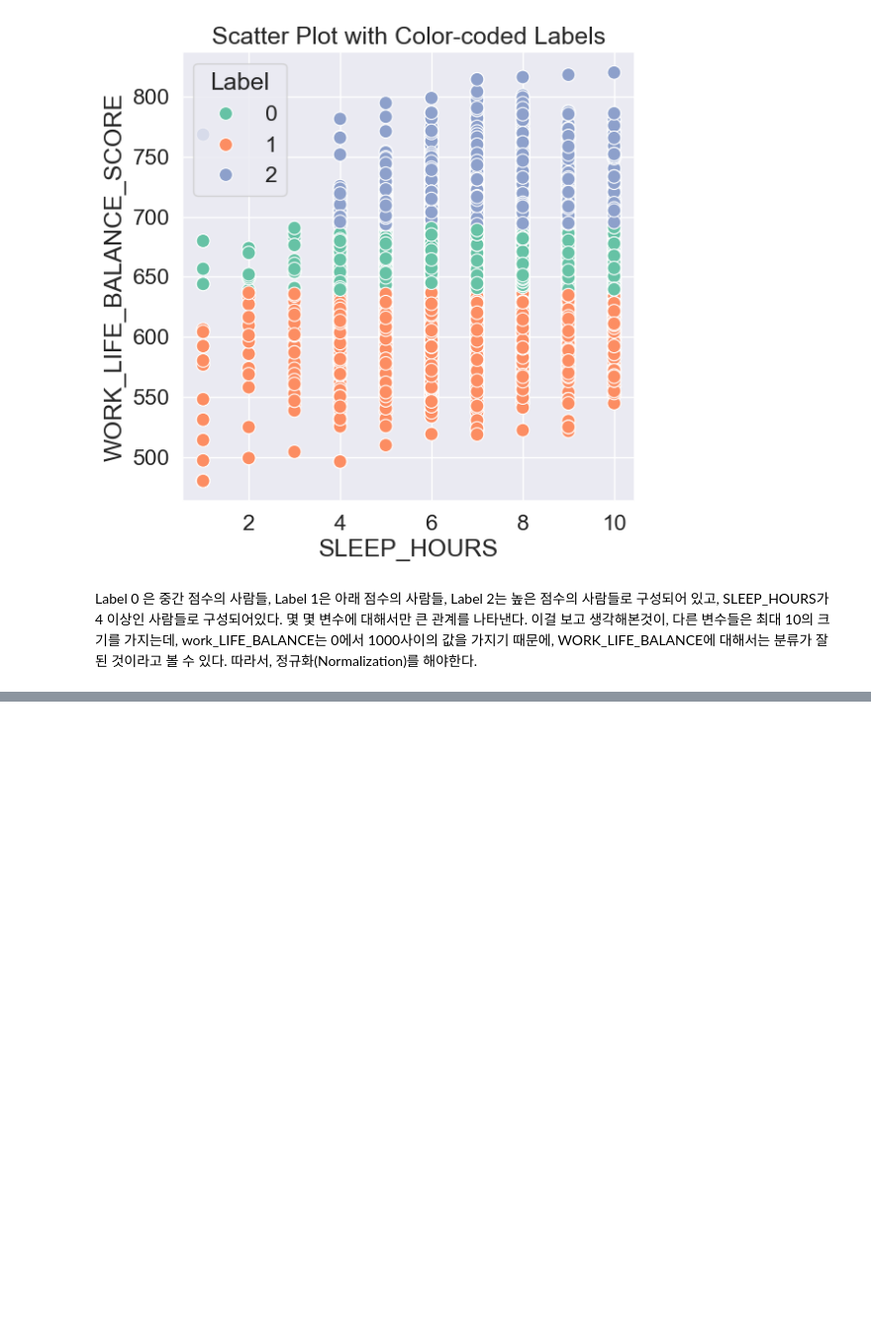
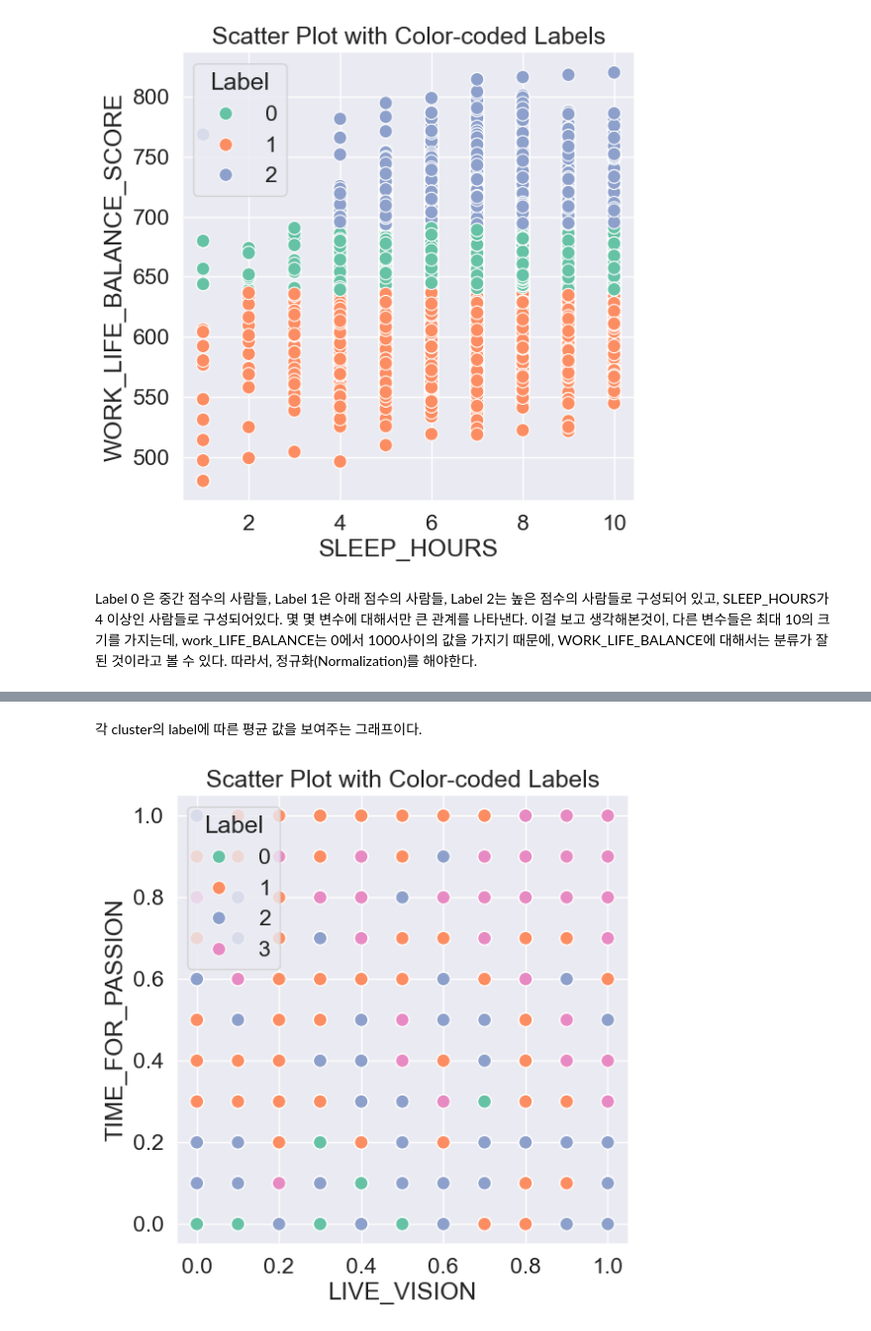
Before and after one commit to dlskd255/DataAnalysis, a Jupyter notebook: dataAnalysis.ipynb, the cells around one changed output, grey strips where cells are left out. Shown at 99% size. Cells and saved outputs as stored; diff of their text form; code cells hidden in the pictures; blank space fills up the shorter version.

```diff
--- a/dataAnalysis.ipynb
+++ b/dataAnalysis.ipynb
@@ -636,0 +674,24 @@ print("세그먼트 2: 상관계수 =", corr2, ", p-값 =", p_val2)
+# %% [markdown]
+각 cluster의 label에 따른 평균 값을 보여주는 그래프이다.
+# %%
+### normalized_df에 대한 그래프
+def plot_graph_nor(xData,yData):
+    plt.figure(figsize=(6, 6))
+
+    sns.scatterplot(data=normalized_df, x=xData, y=yData, hue='cluster', palette='Set2', s=100)
+
+    plt.title('Scatter Plot with Color-coded Labels')
+    plt.xlabel(xData)
+    plt.ylabel(yData)
+
+    # 범례 추가
+    plt.legend(title='Label')
+
+    # 그래프 보여주기
+    plt.show()
+xData = 'LIVE_VISION'
+yData = 'TIME_FOR_PASSION'
+
+plot_graph_nor(xData,yData)
+# %% [output]
+[figure, added]
```
Also changed, not shown: parts of 10 cells of this notebook.
